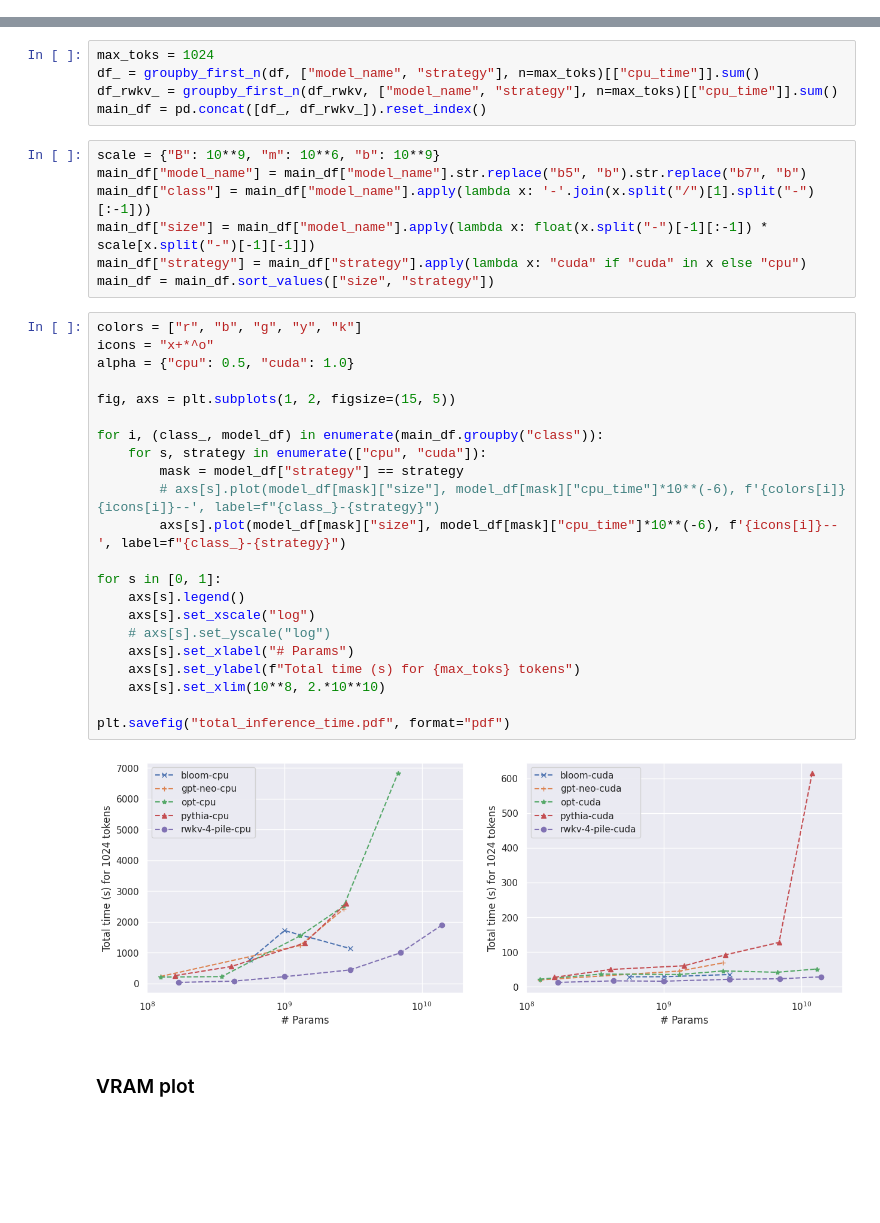
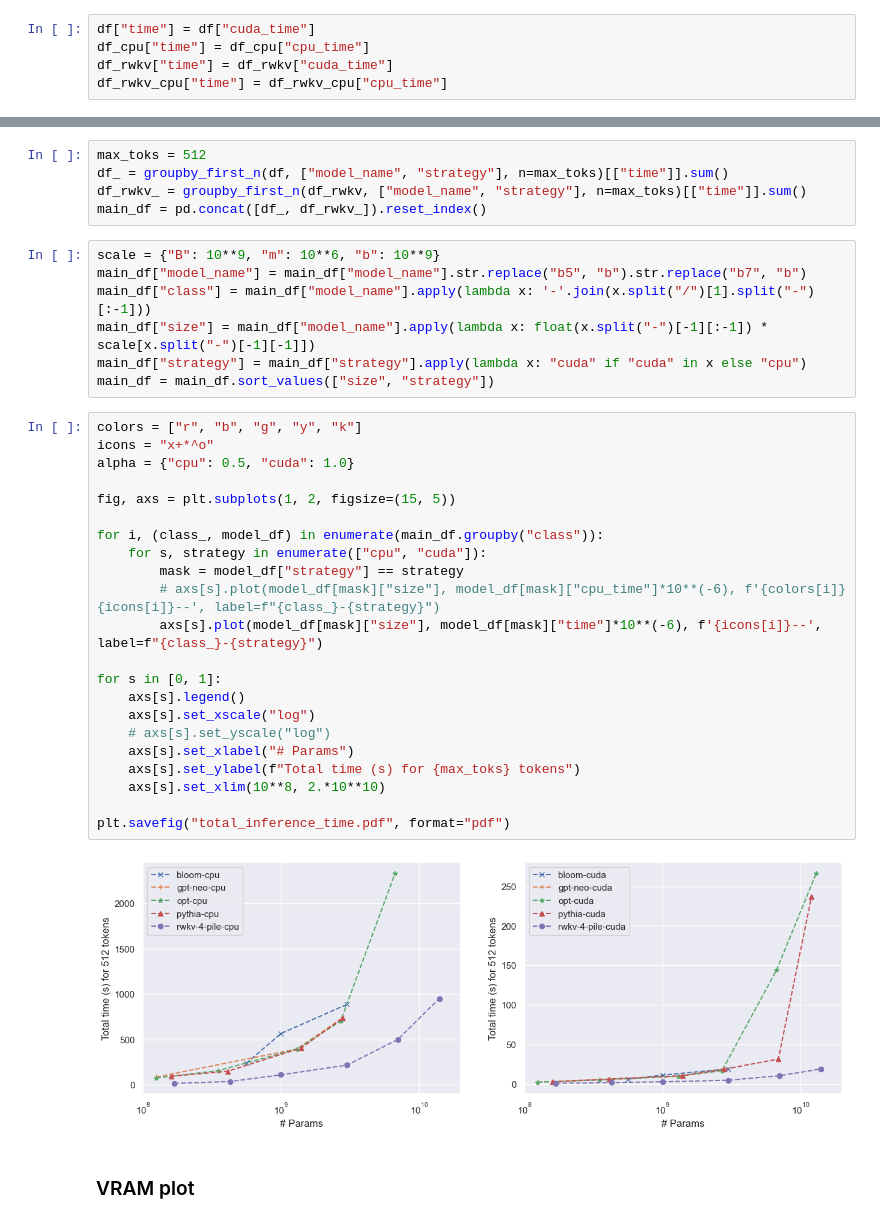
Before and after one commit to SSamDav/RWKV-Inference-Experiments, a Jupyter notebook: plots.ipynb, the cells around one changed output, grey strips where cells are left out. Cells and saved outputs as stored; diff of their text form; blank space fills up the shorter version.

Commit message:
arxiv plots

```diff
--- a/plots.ipynb
+++ b/plots.ipynb
@@ -27,13 +44,18 @@ df_cpu = df_cpu[df_cpu.strategy.str.contains("cpu")]
 df_rwkv = pd.read_csv(BASE_PATH / "inference_results_rwkv_cuda.csv")
 df_rwkv_cpu = pd.read_csv(BASE_PATH / "inference_results_rwkv.csv")
 df_rwkv_cpu = df_rwkv_cpu[df_rwkv_cpu.strategy.str.contains("cpu")]
+# %%
+df["time"] = df["cuda_time"]
+df_cpu["time"] = df_cpu["cpu_time"]
+df_rwkv["time"] = df_rwkv["cuda_time"]
+df_rwkv_cpu["time"] = df_rwkv_cpu["cpu_time"]
 # %%
 df = pd.concat([df, df_cpu])
 df_rwkv = pd.concat([df_rwkv, df_rwkv_cpu])
 # %%
-max_toks = 1024
-df_ = groupby_first_n(df, ["model_name", "strategy"], n=max_toks)[["cpu_time"]].sum()
-df_rwkv_ = groupby_first_n(df_rwkv, ["model_name", "strategy"], n=max_toks)[["cpu_time"]].sum()
+max_toks = 512
+df_ = groupby_first_n(df, ["model_name", "strategy"], n=max_toks)[["time"]].sum()
+df_rwkv_ = groupby_first_n(df_rwkv, ["model_name", "strategy"], n=max_toks)[["time"]].sum()
 main_df = pd.concat([df_, df_rwkv_]).reset_index()
 # %%
 scale = {"B": 10**9, "m": 10**6, "b": 10**9}
@@ -45,27 +67,27 @@ main_df = main_df.sort_values(["size", "strategy"])
 # %%
 colors = ["r", "b", "g", "y", "k"]
 icons = "x+*^o"
 alpha = {"cpu": 0.5, "cuda": 1.0}
 
 fig, axs = plt.subplots(1, 2, figsize=(15, 5))
 
 for i, (class_, model_df) in enumerate(main_df.groupby("class")):
     for s, strategy in enumerate(["cpu", "cuda"]):
         mask = model_df["strategy"] == strategy
         # axs[s].plot(model_df[mask]["size"], model_df[mask]["cpu_time"]*10**(-6), f'{colors[i]}{icons[i]}--', label=f"{class_}-{strategy}")
-        axs[s].plot(model_df[mask]["size"], model_df[mask]["cpu_time"]*10**(-6), f'{icons[i]}--', label=f"{class_}-{strategy}")
+        axs[s].plot(model_df[mask]["size"], model_df[mask]["time"]*10**(-6), f'{icons[i]}--', label=f"{class_}-{strategy}")
 
 for s in [0, 1]:
     axs[s].legend()
     axs[s].set_xscale("log")
     # axs[s].set_yscale("log")
     axs[s].set_xlabel("# Params")
     axs[s].set_ylabel(f"Total time (s) for {max_toks} tokens")
     axs[s].set_xlim(10**8, 2.*10**10)
 
 plt.savefig("total_inference_time.pdf", format="pdf")
 # %% [output]
-[figure, old version]
+[figure, new version]
 # %% [markdown]
 ### VRAM plot
 # %%
```
Also changed, not shown: parts of 10 cells of this notebook, 2 other files.
